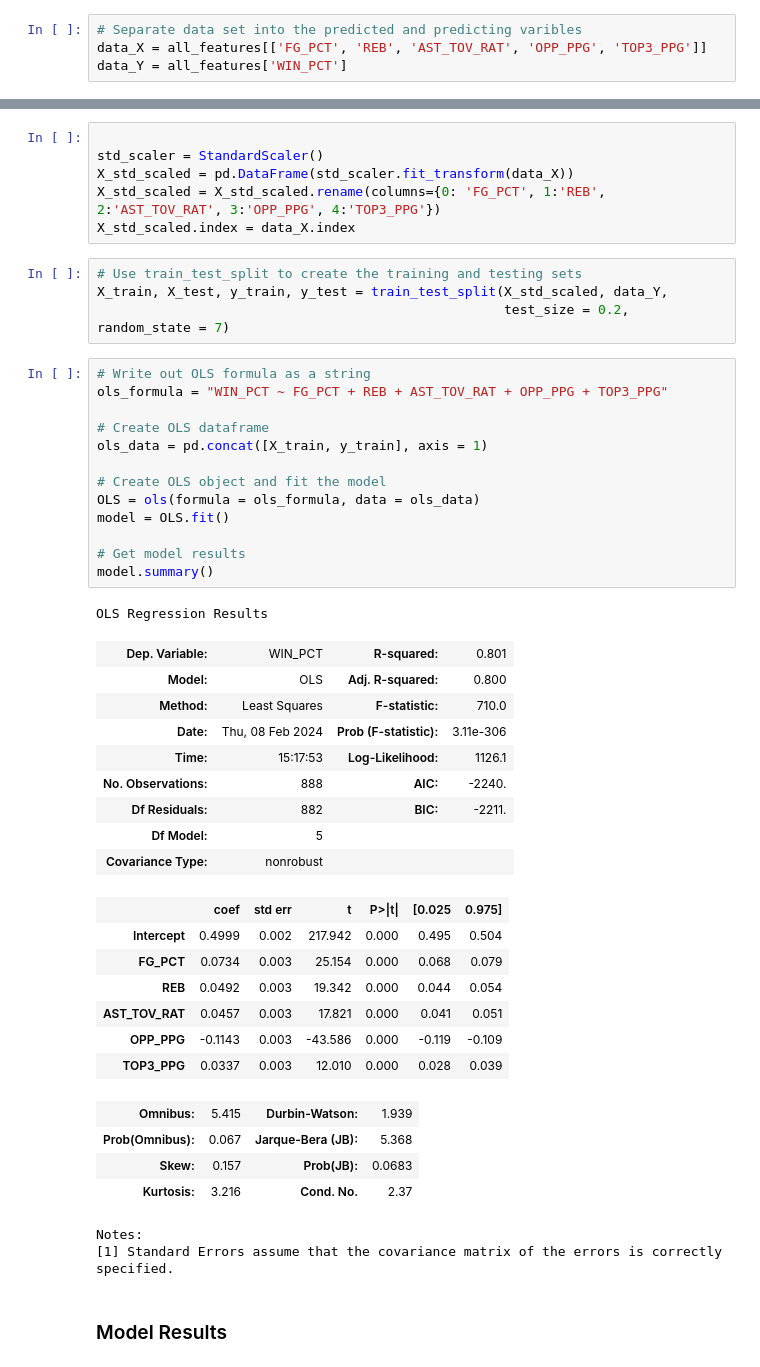
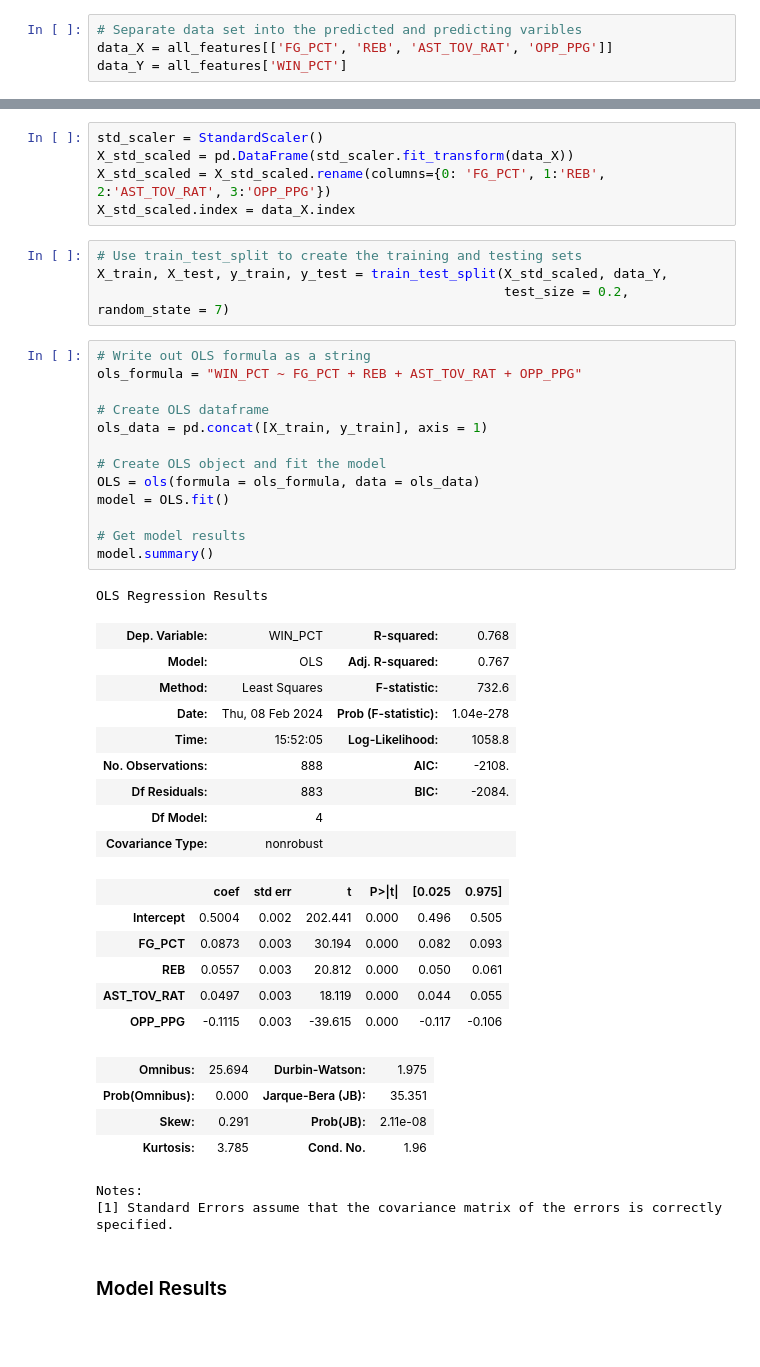
Before and after one commit to marcelcastrolima/nba_data_project, a Jupyter notebook: linear_regression_model.ipynb, the cells around one changed output, grey strips where cells are left out. Cells and saved outputs as stored; diff of their text form; blank space fills up the shorter version.

```diff
--- a/linear_regression_model.ipynb
+++ b/linear_regression_model.ipynb
@@ -103,5 +76,5 @@ Finally, out of the original features, the selected ones to be used in the model
 # %%
 # Separate data set into the predicted and predicting varibles
-data_X = all_features[['FG_PCT', 'REB', 'AST_TOV_RAT', 'OPP_PPG', 'TOP3_PPG']]
+data_X = all_features[['FG_PCT', 'REB', 'AST_TOV_RAT', 'OPP_PPG']]
 data_Y = all_features['WIN_PCT']
 # %% [markdown]
@@ -114,8 +82,7 @@ X_scaled.index = data_X.index
 # %%
-
 std_scaler = StandardScaler()
 X_std_scaled = pd.DataFrame(std_scaler.fit_transform(data_X))
-X_std_scaled = X_std_scaled.rename(columns={0: 'FG_PCT', 1:'REB', 2:'AST_TOV_RAT', 3:'OPP_PPG', 4:'TOP3_PPG'})
+X_std_scaled = X_std_scaled.rename(columns={0: 'FG_PCT', 1:'REB', 2:'AST_TOV_RAT', 3:'OPP_PPG'})
 X_std_scaled.index = data_X.index
 # %%
 # Use train_test_split to create the training and testing sets
@@ -123,39 +90,38 @@ X_train, X_test, y_train, y_test = train_test_split(X_std_scaled, data_Y,
                                                     test_size = 0.2, random_state = 7)
 # %%
 # Write out OLS formula as a string
-ols_formula = "WIN_PCT ~ FG_PCT + REB + AST_TOV_RAT + OPP_PPG + TOP3_PPG"
+ols_formula = "WIN_PCT ~ FG_PCT + REB + AST_TOV_RAT + OPP_PPG"
 
 # Create OLS dataframe
 ols_data = pd.concat([X_train, y_train], axis = 1)
 
 # Create OLS object and fit the model
 OLS = ols(formula = ols_formula, data = ols_data)
 model = OLS.fit()
 
 # Get model results
 model.summary()
 # %% [output]
 OLS Regression Results
-| Dep. Variable: | WIN_PCT | R-squared: | 0.801 |
-| Model: | OLS | Adj. R-squared: | 0.800 |
-| Method: | Least Squares | F-statistic: | 710.0 |
-| Date: | Thu, 08 Feb 2024 | Prob (F-statistic): | 3.11e-306 |
-| Time: | 15:17:53 | Log-Likelihood: | 1126.1 |
-| No. Observations: | 888 | AIC: | -2240. |
-| Df Residuals: | 882 | BIC: | -2211. |
-| Df Model: | 5 |  |  |
+| Dep. Variable: | WIN_PCT | R-squared: | 0.768 |
+| Model: | OLS | Adj. R-squared: | 0.767 |
+| Method: | Least Squares | F-statistic: | 732.6 |
+| Date: | Thu, 08 Feb 2024 | Prob (F-statistic): | 1.04e-278 |
+| Time: | 15:52:05 | Log-Likelihood: | 1058.8 |
+| No. Observations: | 888 | AIC: | -2108. |
+| Df Residuals: | 883 | BIC: | -2084. |
+| Df Model: | 4 |  |  |
 | Covariance Type: | nonrobust |  |  |
 |  | coef | std err | t | P>|t| | [0.025 | 0.975] |
-| Intercept | 0.4999 | 0.002 | 217.942 | 0.000 | 0.495 | 0.504 |
-| FG_PCT | 0.0734 | 0.003 | 25.154 | 0.000 | 0.068 | 0.079 |
-| REB | 0.0492 | 0.003 | 19.342 | 0.000 | 0.044 | 0.054 |
-| AST_TOV_RAT | 0.0457 | 0.003 | 17.821 | 0.000 | 0.041 | 0.051 |
-| OPP_PPG | -0.1143 | 0.003 | -43.586 | 0.000 | -0.119 | -0.109 |
-| TOP3_PPG | 0.0337 | 0.003 | 12.010 | 0.000 | 0.028 | 0.039 |
+| Intercept | 0.5004 | 0.002 | 202.441 | 0.000 | 0.496 | 0.505 |
+| FG_PCT | 0.0873 | 0.003 | 30.194 | 0.000 | 0.082 | 0.093 |
+| REB | 0.0557 | 0.003 | 20.812 | 0.000 | 0.050 | 0.061 |
+| AST_TOV_RAT | 0.0497 | 0.003 | 18.119 | 0.000 | 0.044 | 0.055 |
+| OPP_PPG | -0.1115 | 0.003 | -39.615 | 0.000 | -0.117 | -0.106 |
-| Omnibus: | 5.415 | Durbin-Watson: | 1.939 |
-| Prob(Omnibus): | 0.067 | Jarque-Bera (JB): | 5.368 |
-| Skew: | 0.157 | Prob(JB): | 0.0683 |
-| Kurtosis: | 3.216 | Cond. No. | 2.37 |
+| Omnibus: | 25.694 | Durbin-Watson: | 1.975 |
+| Prob(Omnibus): | 0.000 | Jarque-Bera (JB): | 35.351 |
+| Skew: | 0.291 | Prob(JB): | 2.11e-08 |
+| Kurtosis: | 3.785 | Cond. No. | 1.96 |
 Notes:
 [1] Standard Errors assume that the covariance matrix of the errors is correctly specified.
 # %% [markdown]
```
Also changed, not shown: parts of 19 cells of this notebook, 1 other file.
